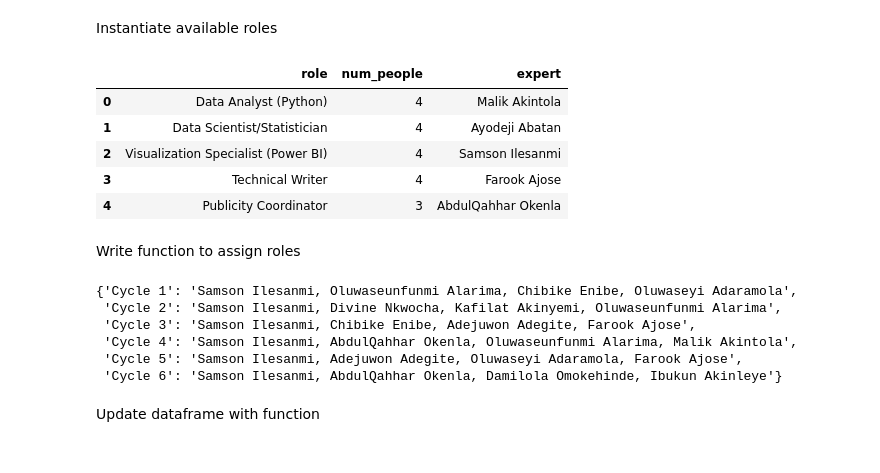
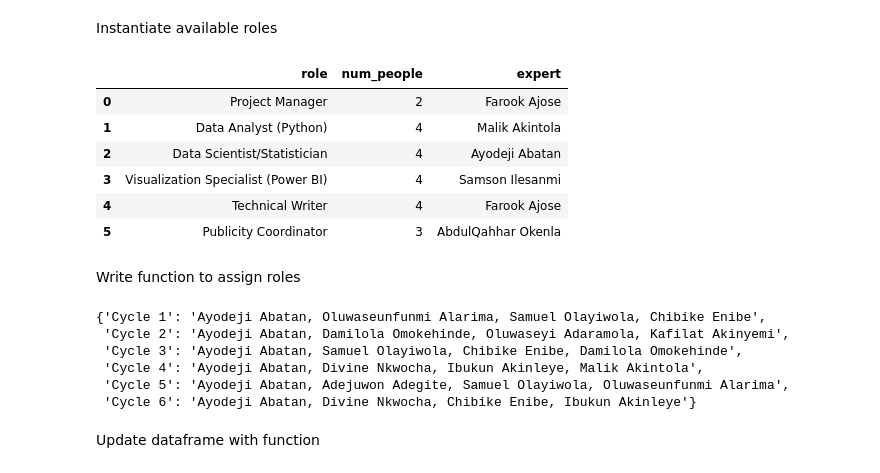
Before and after one commit to socratesjnr/asuu-strike-project, a Jupyter notebook: team-management/role_assignment.ipynb, the cells around one changed output. Drawn from its saved outputs; the diff is of its cells as text; code cells hidden in the pictures.

```diff
--- a/team-management/role_assignment.ipynb
+++ b/team-management/role_assignment.ipynb
@@ -53,26 +57,29 @@ members
 Instantiate available roles
 # %%
 roles = pd.DataFrame({
-    "role": ["Data Analyst (Python)",
+    "role": ["Project Manager",
+            "Data Analyst (Python)",
             "Data Scientist/Statistician",
             "Visualization Specialist (Power BI)",
             "Technical Writer",
             "Publicity Coordinator",],
-    "num_people": [4, 4, 4, 4, 3],
-    "expert": ["Malik Akintola",
+    "num_people": [2, 4, 4, 4, 4, 3],
+    "expert": ["Farook Ajose",
+               "Malik Akintola",
                "Ayodeji Abatan",
                "Samson Ilesanmi",
                "Farook Ajose",
                "AbdulQahhar Okenla"]
     })
 roles
 # %% [output]
 |  | role | num_people | expert |
-| 0 | Data Analyst (Python) | 4 | Malik Akintola |
-| 1 | Data Scientist/Statistician | 4 | Ayodeji Abatan |
-| 2 | Visualization Specialist (Power BI) | 4 | Samson Ilesanmi |
-| 3 | Technical Writer | 4 | Farook Ajose |
-| 4 | Publicity Coordinator | 3 | AbdulQahhar Okenla |
+| 0 | Project Manager | 2 | Farook Ajose |
+| 1 | Data Analyst (Python) | 4 | Malik Akintola |
+| 2 | Data Scientist/Statistician | 4 | Ayodeji Abatan |
+| 3 | Visualization Specialist (Power BI) | 4 | Samson Ilesanmi |
+| 4 | Technical Writer | 4 | Farook Ajose |
+| 5 | Publicity Coordinator | 3 | AbdulQahhar Okenla |
 # %% [markdown]
 Write function to assign roles
 # %%
@@ -124,12 +131,12 @@ def assign_roles(row, cycles=num_cycles, team=members):
 # Test function to see outputs.
 assign_roles(roles.iloc[2, :])
 # %% [output]
-{'Cycle 1': 'Samson Ilesanmi, Oluwaseunfunmi Alarima, Chibike Enibe, Oluwaseyi Adaramola',
- 'Cycle 2': 'Samson Ilesanmi, Divine Nkwocha, Kafilat Akinyemi, Oluwaseunfunmi Alarima',
- 'Cycle 3': 'Samson Ilesanmi, Chibike Enibe, Adejuwon Adegite, Farook Ajose',
- 'Cycle 4': 'Samson Ilesanmi, AbdulQahhar Okenla, Oluwaseunfunmi Alarima, Malik Akintola',
- 'Cycle 5': 'Samson Ilesanmi, Adejuwon Adegite, Oluwaseyi Adaramola, Farook Ajose',
- 'Cycle 6': 'Samson Ilesanmi, AbdulQahhar Okenla, Damilola Omokehinde, Ibukun Akinleye'}
+{'Cycle 1': 'Ayodeji Abatan, Oluwaseunfunmi Alarima, Samuel Olayiwola, Chibike Enibe',
+ 'Cycle 2': 'Ayodeji Abatan, Damilola Omokehinde, Oluwaseyi Adaramola, Kafilat Akinyemi',
+ 'Cycle 3': 'Ayodeji Abatan, Samuel Olayiwola, Chibike Enibe, Damilola Omokehinde',
+ 'Cycle 4': 'Ayodeji Abatan, Divine Nkwocha, Ibukun Akinleye, Malik Akintola',
+ 'Cycle 5': 'Ayodeji Abatan, Adejuwon Adegite, Samuel Olayiwola, Oluwaseunfunmi Alarima',
+ 'Cycle 6': 'Ayodeji Abatan, Divine Nkwocha, Chibike Enibe, Ibukun Akinleye'}
 # %% [markdown]
 Update dataframe with function
 # %%
```
Also changed, not shown: parts of 7 cells of this notebook.
